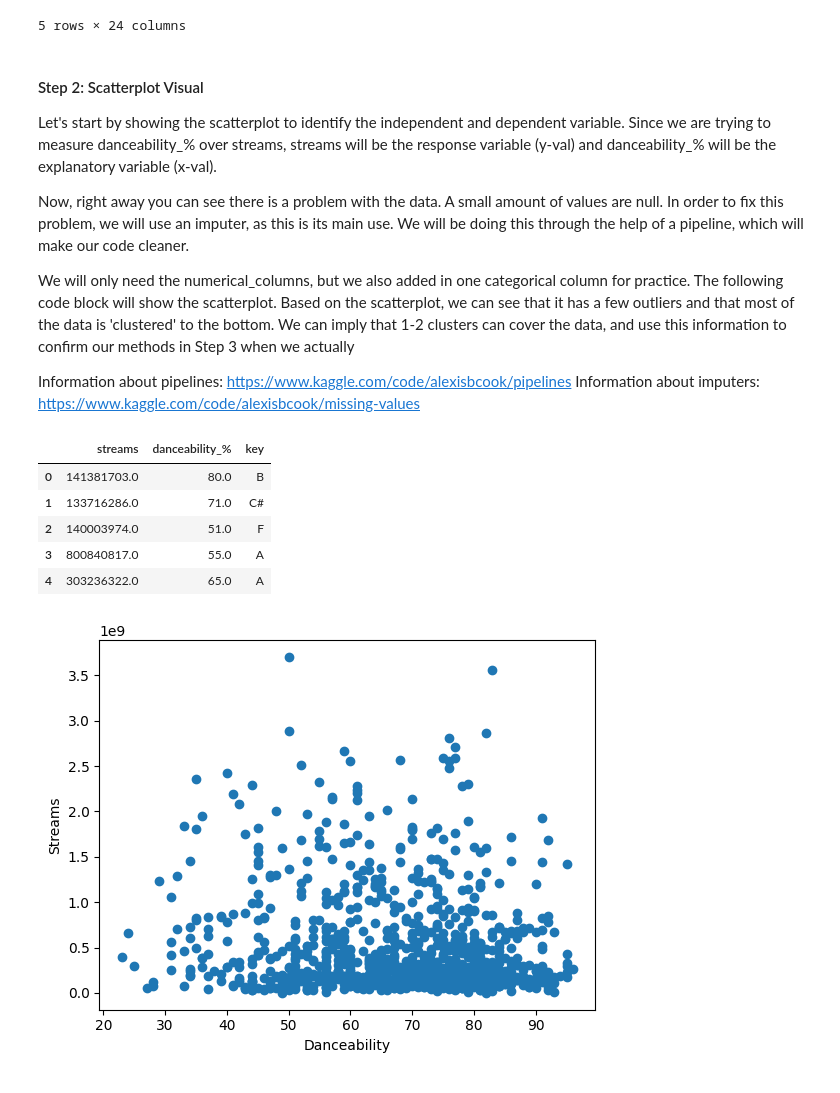
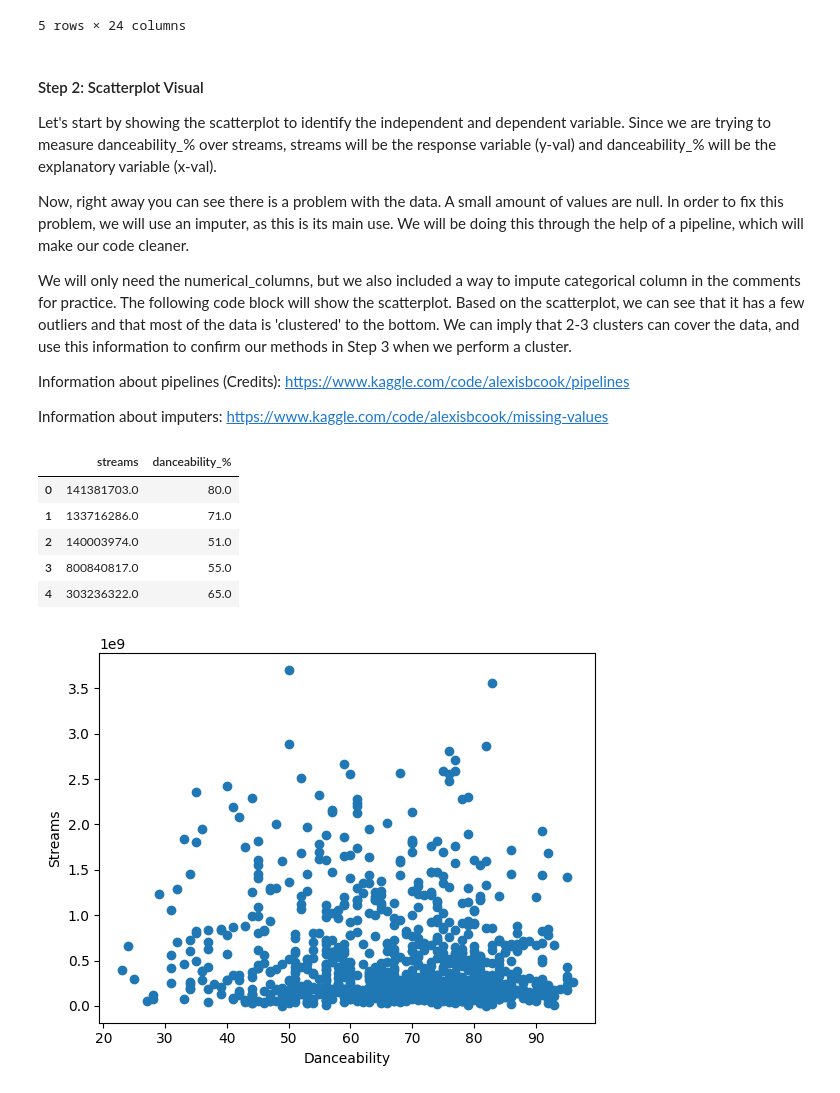
Before and after one commit to CIC-Research/Data-Science-Project, a Jupyter notebook: main.ipynb, the cells around one changed output. Saved outputs shown, nothing was run; the diff lists cells and outputs as text; code cells hidden in the pictures.

```diff
--- a/main.ipynb
+++ b/main.ipynb
@@ -25,9 +25,10 @@ Let's start by showing the scatterplot to identify the independent and dependent
 
 Now, right away you can see there is a problem with the data. A small amount of values are null. In order to fix this problem, we will use an imputer, as this is its main use. We will be doing this through the help of a pipeline, which will make our code cleaner.
 
-We will only need the numerical_columns, but we also added in one categorical column for practice. The following code block will show the scatterplot. Based on the scatterplot, we can see that it has a few outliers and that most of the data is 'clustered' to the bottom. We can imply that 1-2 clusters can cover the data, and use this information to confirm our methods in Step 3 when we actually
+We will only need the numerical_columns, but we also included a way to impute categorical column in the comments for practice. The following code block will show the scatterplot. Based on the scatterplot, we can see that it has a few outliers and that most of the data is 'clustered' to the bottom. We can imply that 2-3 clusters can cover the data, and use this information to confirm our methods in Step 3 when we perform a cluster.
 
-Information about pipelines: https://www.kaggle.com/code/alexisbcook/pipelines
+Information about pipelines (Credits): https://www.kaggle.com/code/alexisbcook/pipelines
+
 Information about imputers: https://www.kaggle.com/code/alexisbcook/missing-values
 # %%
 from sklearn.pipeline import Pipeline
@@ -35,45 +36,45 @@ from sklearn.impute import SimpleImputer
 from sklearn.compose import ColumnTransformer
 
 # Define column names, columns you will include in pipeline
 numerical_columns = ['streams', 'danceability_%']
 categorical_columns = ['key']
 
 #pipeline set for imputation strategy, the strategy is set to fill  in mean values in every missing numerical value
 numerical_transformer = Pipeline(steps=[
     ('imputer', SimpleImputer(strategy='mean'))
 ])
 
 #pipeline set for imputation strategy, the strategy is set to fill in the most frequent string in every missing categorical value
-categorical_transformer = Pipeline(steps=[
-    ('imputer', SimpleImputer(strategy='most_frequent'))
-])
+# categorical_transformer = Pipeline(steps=[
+#     ('imputer', SimpleImputer(strategy='most_frequent'))
+# ])
 
 #organizes preprocessing for next step, determines which transformers to apply for numerical/categorical
 preprocessor = ColumnTransformer(transformers=[
-    ('numerical', numerical_transformer, numerical_columns),
-    ('categorical', categorical_transformer, categorical_columns)
+    ('numerical', numerical_transformer, numerical_columns)
+   #, ('categorical', categorical_transformer, categorical_columns)
 ])
 
 #sets up next steps for it to preprocessed later, creates pipeline
 pipeline = Pipeline(steps=[
     ('preprocessor', preprocessor)
 ])
 
 #initiates algorithms for imputation on Spotify_data
 Spotify_Pipeline_Data = pipeline.fit_transform(Spotify_Data)
 
 #transforms data into a dataframe using panda
-Spotify_Pipeline_Data = pd.DataFrame(Spotify_Pipeline_Data, columns=numerical_columns+categorical_columns)
+Spotify_Pipeline_Data = pd.DataFrame(Spotify_Pipeline_Data, columns=numerical_columns) #+categorical_columns)
 
 #check to see if it is a dataframe
 Spotify_Pipeline_Data.head()
 # %% [output]
-|  | streams | danceability_% | key |
-| 0 | 141381703.0 | 80.0 | B |
-| 1 | 133716286.0 | 71.0 | C# |
-| 2 | 140003974.0 | 51.0 | F |
-| 3 | 800840817.0 | 55.0 | A |
-| 4 | 303236322.0 | 65.0 | A |
+|  | streams | danceability_% |
+| 0 | 141381703.0 | 80.0 |
+| 1 | 133716286.0 | 71.0 |
+| 2 | 140003974.0 | 51.0 |
+| 3 | 800840817.0 | 55.0 |
+| 4 | 303236322.0 | 65.0 |
 # %%
 import matplotlib.pyplot as plt
 
```
Also changed, not shown: parts of 3 cells of this notebook.
